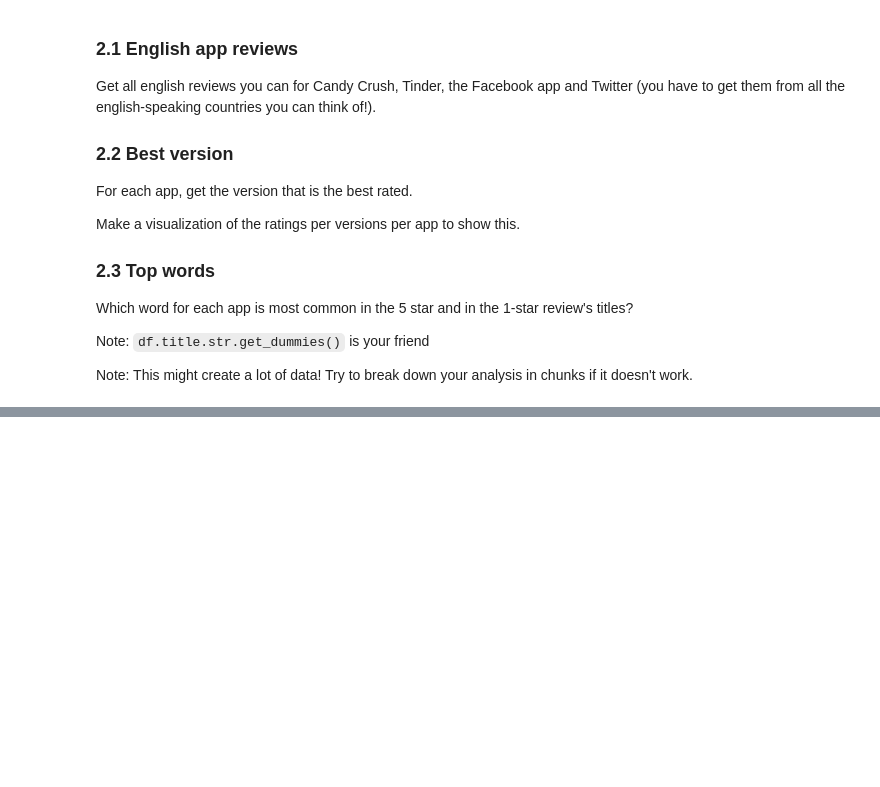
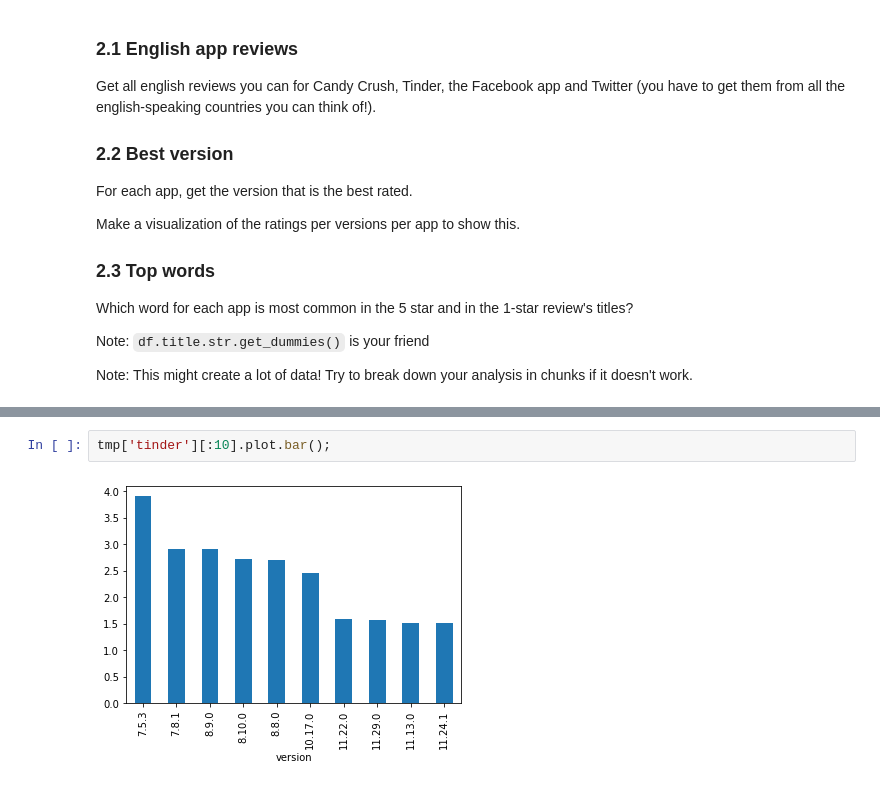
Before and after one commit to cb-ds-1/4-5-web-data, a Jupyter notebook: workshop.ipynb, the cells around one changed output, grey strips where cells are left out. Cells and saved outputs as stored; diff of their text form; blank space fills up the shorter version.

```diff
--- a/workshop.ipynb
+++ b/workshop.ipynb
@@ -57,0 +161,4 @@ Note: This might create a lot of data! Try to break down your analysis in chunks
+# %%
+tmp['tinder'][:10].plot.bar();
+# %% [output]
+[figure, added]
```
Also changed, not shown: parts of 19 cells of this notebook.
